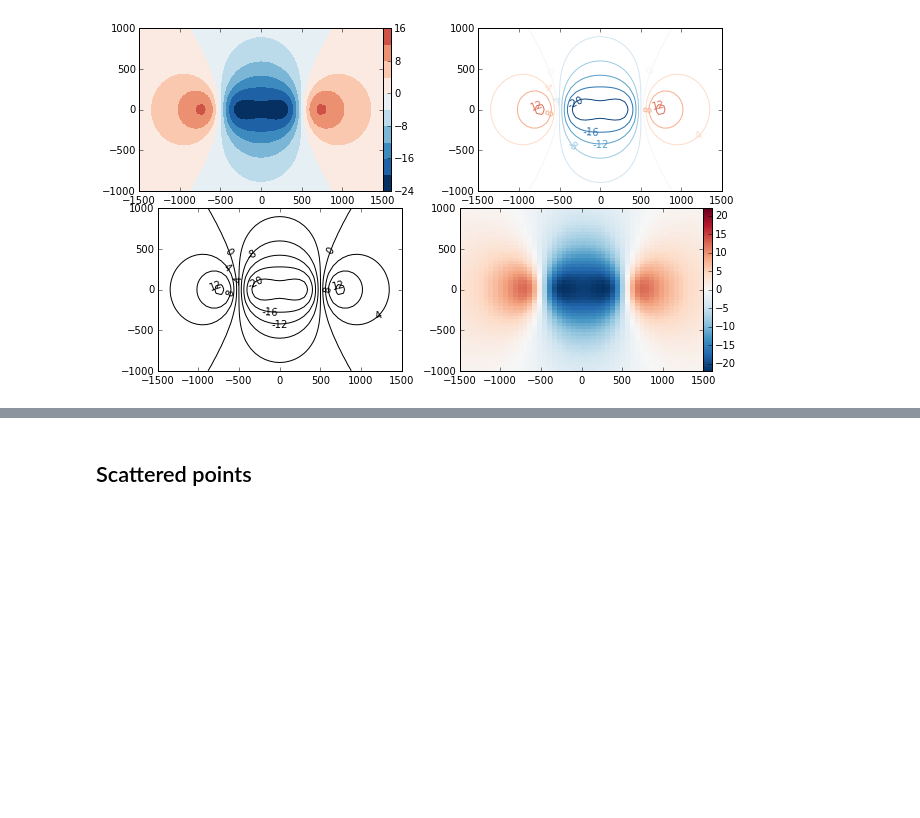
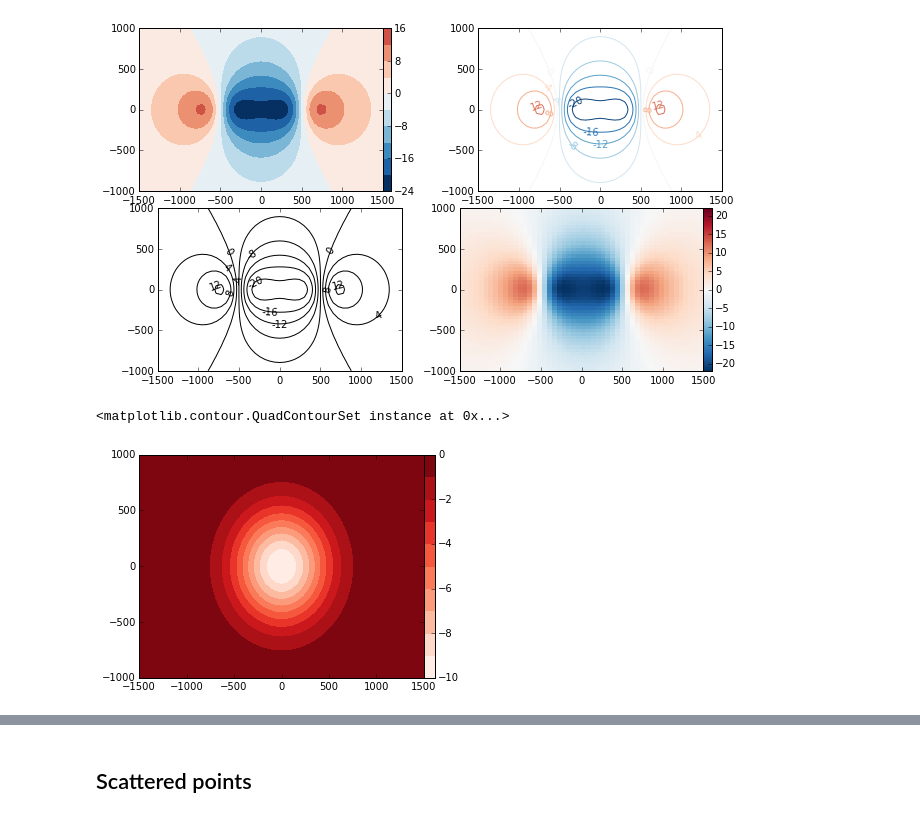
Before and after one commit to fatiando/prototypes, a Jupyter notebook: grid-class.ipynb, the cells around one changed output, grey strips where cells are left out. Drawn from its saved outputs; the diff is of its cells as text; code cells hidden in the pictures; blank space fills up the shorter version.

```diff
--- a/grid-class.ipynb
+++ b/grid-class.ipynb
@@ -207,6 +207,17 @@ class Grid(object):
             args[k] = gridder.interp_at(self.x, self.y, getattr(self, k), xp, yp, algorithm, extrapolate)
         return self.__class__(**args)
 
+    def profile(self, point1, point2, npoints, attribute=None, extrapolate=False):
+        if attribute is None:
+            attribute = self._attributes
+        elif isinstance(attribute, str):
+            attribute = [attribute]
+        args = dict(shape=None, projection=self.projection)
+        for k in attribute:
+            x, y, dist, args[k] = gridder.profile(self.x, self.y, getattr(self, k), point1, point2,
+                                                  npoints, extrapolate=extrapolate)
+        return self.__class__(x=x, y=y, distance=dist, **args)
+
     def set_projection(self, proj):
         self.projection = proj
         return self
@@ -394,3 +405,8 @@ g.pcolor('data')
 mpl.tight_layout(pad=0.0)
 # %% [output]
 [figure]
+# %%
+g.add_attribute('other_data', -10*utils.gaussian2d(g.x, g.y, 500, 500)).contourf('other_data')
+# %% [output]
+<matplotlib.contour.QuadContourSet instance at 0x...>
+[figure, added]
```
Also changed, not shown: parts of 2 cells of this notebook.
